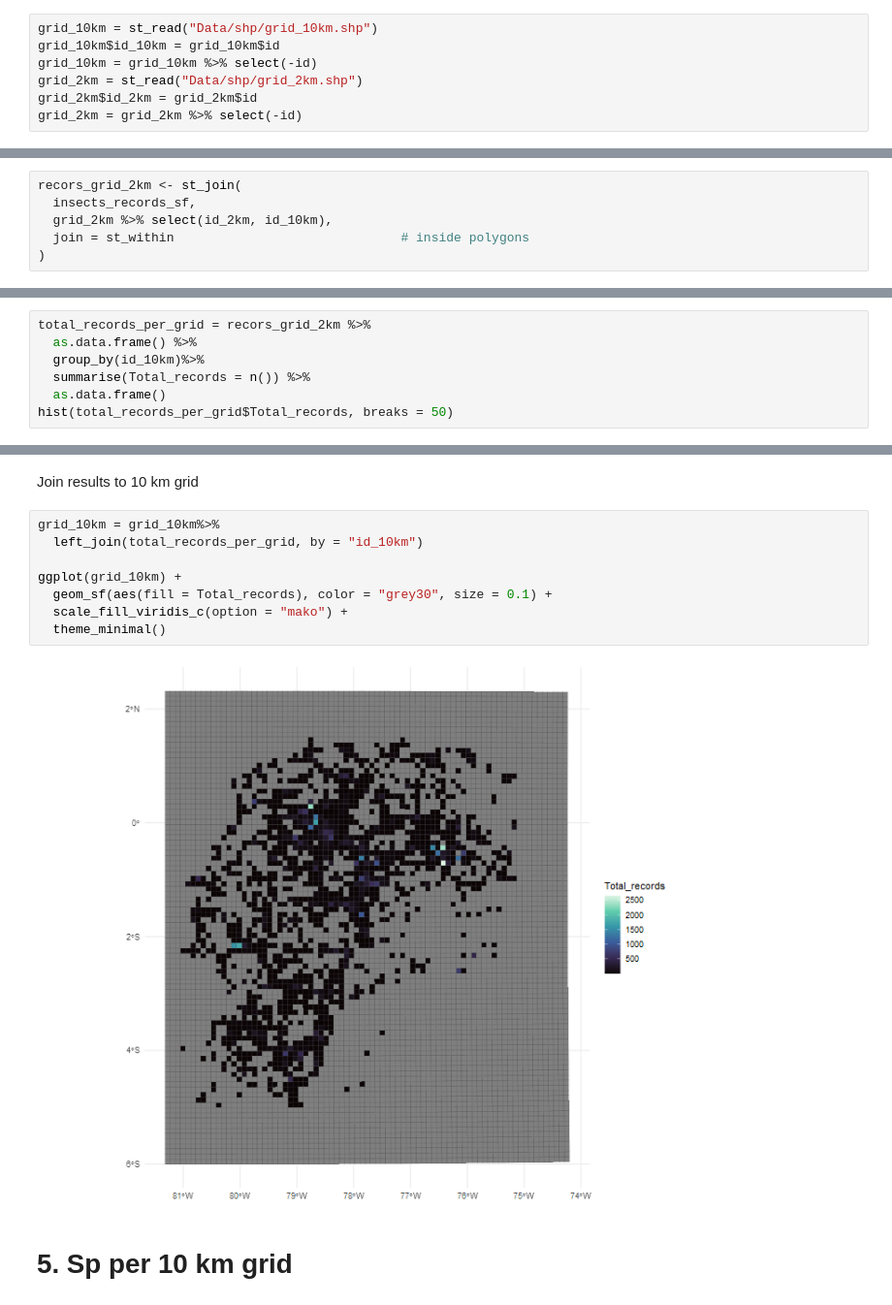
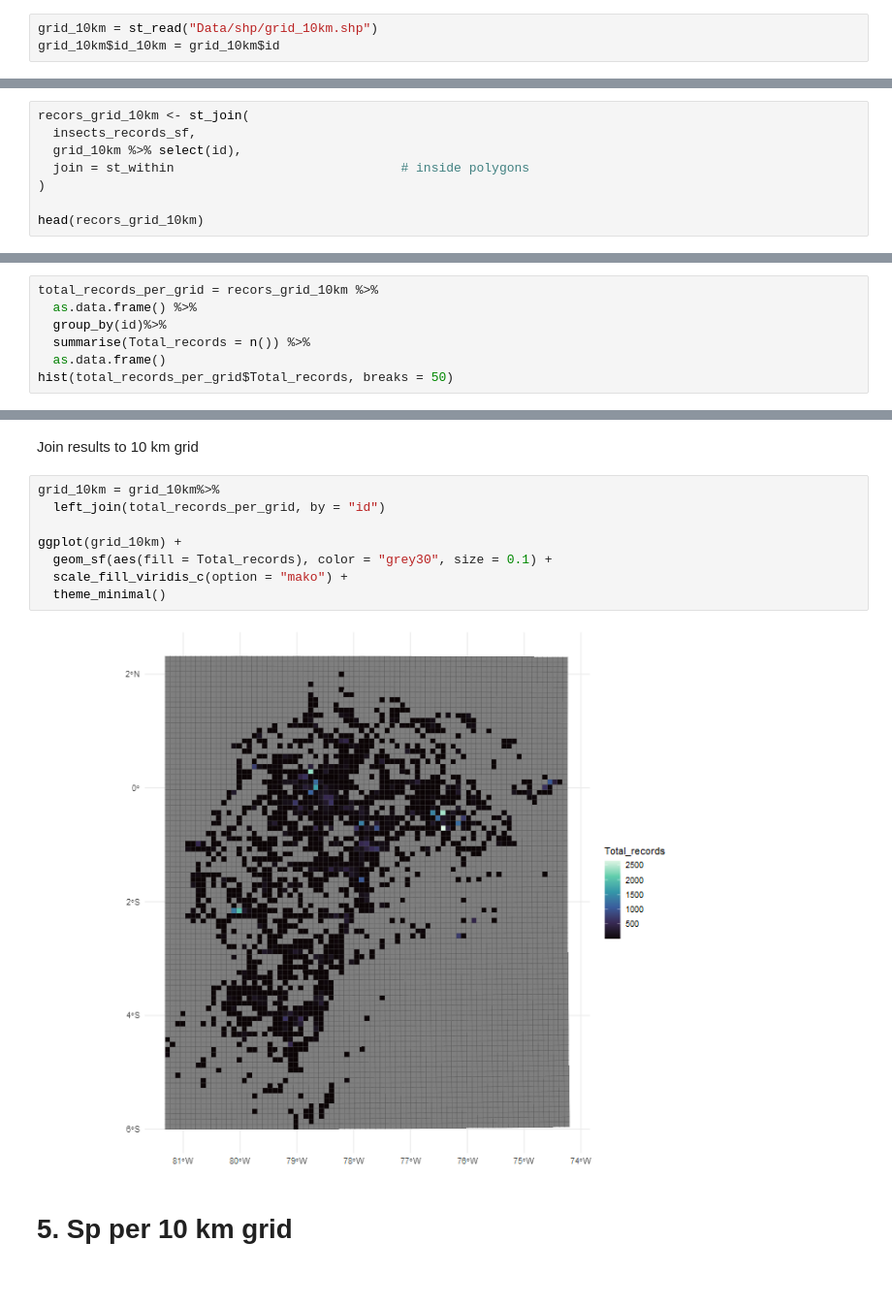
Before and after one commit to daningMontano/Spatial_insect_diversity, a Jupyter notebook: Samplig_coverage.ipynb, the cells around one changed output, grey strips where cells are left out. Shown: that part at 97% size. Cells and saved outputs as stored; diff of their text form.

```diff
--- a/Samplig_coverage.ipynb
+++ b/Samplig_coverage.ipynb
@@ -46,10 +46,6 @@ First 10 features:
 # %%
 grid_10km = st_read("Data/shp/grid_10km.shp")
 grid_10km$id_10km = grid_10km$id
-grid_10km = grid_10km %>% select(-id)
-grid_2km = st_read("Data/shp/grid_2km.shp")
-grid_2km$id_2km = grid_2km$id
-grid_2km = grid_2km %>% select(-id)
 # %% [output]
 Reading layer `grid_10km' from data source `C:\PROYECTOS\articulos\Spatial_patterns_insects\CODIGOS\Data\shp\grid_10km.shp' using driver `ESRI Shapefile'
 Simple feature collection with 7268 features and 5 fields
@@ -105,8 +58,10 @@ grid_2km$id_10km = centroids_2km_with_10km_id$id_10km
 # %% [markdown]
 By locating the points, we will extract ID information from the grid tables. This allows us to work on the analyses and simply join the results to the grid, making the process more efficient.
 # %%
-recors_grid_2km <- st_join(
+recors_grid_10km <- st_join(
   insects_records_sf,
-  grid_2km %>% select(id_2km, id_10km),
+  grid_10km %>% select(id),
   join = st_within                              # inside polygons
 )
+
+head(recors_grid_10km)
@@ -115,9 +88,9 @@ recors_grid_2km <- st_join(
 # %% [markdown]
 We calculate the number of records per 10 km grid usind id_10km
 # %%
-total_records_per_grid = recors_grid_2km %>%
+total_records_per_grid = recors_grid_10km %>%
   as.data.frame() %>%
-  group_by(id_10km)%>%
+  group_by(id)%>%
   summarise(Total_records = n()) %>%
   as.data.frame()
 hist(total_records_per_grid$Total_records, breaks = 50)
@@ -127,14 +100,14 @@ hist(total_records_per_grid$Total_records, breaks = 50)
 Join results to 10 km grid
 # %%
 grid_10km = grid_10km%>%
-  left_join(total_records_per_grid, by = "id_10km")
+  left_join(total_records_per_grid, by = "id")
 
 ggplot(grid_10km) +
   geom_sf(aes(fill = Total_records), color = "grey30", size = 0.1) +
   scale_fill_viridis_c(option = "mako") +
   theme_minimal()
 # %% [output]
-[figure, old version]
+[figure, new version]
 # %% [markdown]
 # 5. Sp per 10 km grid
 # %%
```
Also changed, not shown: parts of 41 cells of this notebook.
